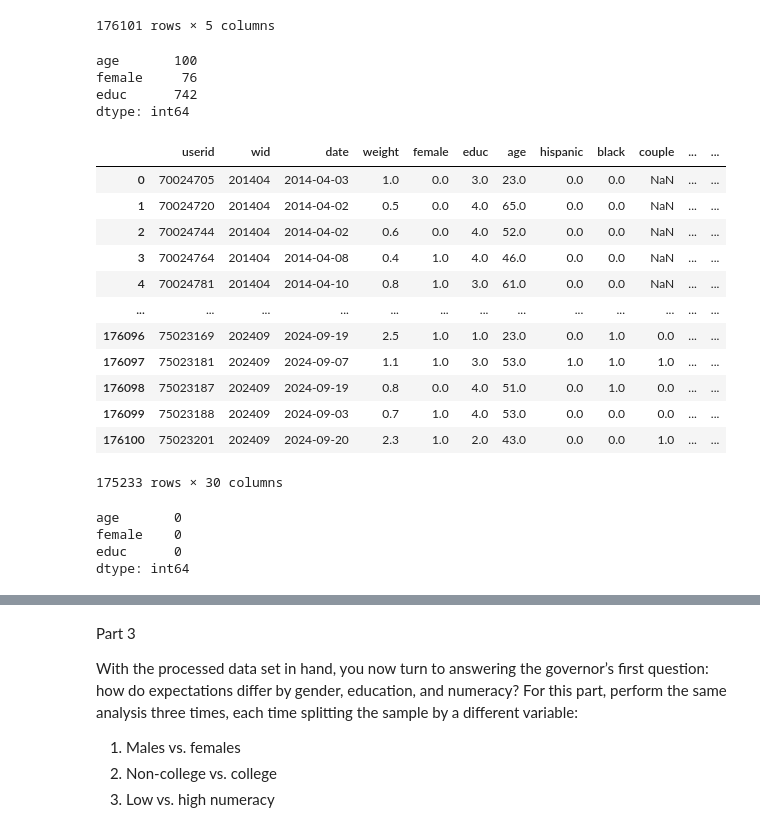
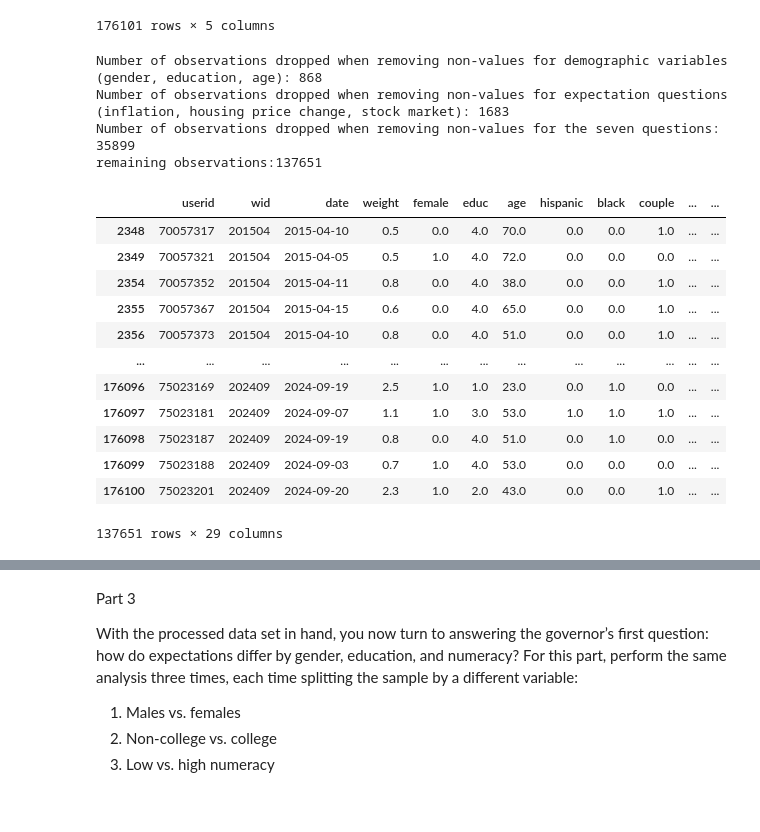
Before and after one commit to Sophiabevers/TECH2-Group-term-paper, a Jupyter notebook: termpaper HØ.ipynb, the cells around one changed output, grey strips where cells are left out. Cells and saved outputs as stored; diff of their text form; code cells hidden in the pictures.

```diff
--- a/termpaper HØ.ipynb
+++ b/termpaper HØ.ipynb
@@ -95,34 +95,48 @@ df[coll]
 | 176100 | 10.0 | 100.0 | 5.0 | 1.0 | 2.0 |
 176101 rows × 5 columns
 # %%
-demog=['age', 'female', 'educ']
+demog=['age', 'female', 'educ']#1
 df[demog].isna().sum() # see that there are some missing values
+exp_q=['inflation', 'house_price_change', 'prob_stocks_up'] #2.
+
+#df[demog].isna().sum() #yey, I deleted all
-# %% [output]
-age       100
-female     76
-educ      742
-dtype: int64
 # %%
+# drop values
+
+a=len(df)
+
 df=df.dropna(subset=demog)
+
+b=len(df)
+print(f'Number of observations dropped when removing non-values for demographic variables (gender, education, age): {a-b}')
+
+df=df.dropna(subset=exp_q)
+
+c=len(df)
+print(f'Number of observations dropped when removing non-values for expectation questions (inflation, housing price change, stock market): {b-c}')
+
+df=df.dropna(subset=coll)
+
+d=len(df)
+print(f'Number of observations dropped when removing non-values for the seven questions: {c-d}')
+
+print(f'remaining observations:{len(df)}')
 df
 # %% [output]
+Number of observations dropped when removing non-values for demographic variables (gender, education, age): 868
+Number of observations dropped when removing non-values for expectation questions (inflation, housing price change, stock market): 1683
+Number of observations dropped when removing non-values for the seven questions: 35899
+remaining observations:137651
 |  | userid | wid | date | weight | female | educ | age | hispanic | black | couple | ... | ... |
-| 0 | 70024705 | 201404 | 2014-04-03 | 1.0 | 0.0 | 3.0 | 23.0 | 0.0 | 0.0 | NaN | ... | ... |
-| 1 | 70024720 | 201404 | 2014-04-02 | 0.5 | 0.0 | 4.0 | 65.0 | 0.0 | 0.0 | NaN | ... | ... |
-| 2 | 70024744 | 201404 | 2014-04-02 | 0.6 | 0.0 | 4.0 | 52.0 | 0.0 | 0.0 | NaN | ... | ... |
-| 3 | 70024764 | 201404 | 2014-04-08 | 0.4 | 1.0 | 4.0 | 46.0 | 0.0 | 0.0 | NaN | ... | ... |
-| 4 | 70024781 | 201404 | 2014-04-10 | 0.8 | 1.0 | 3.0 | 61.0 | 0.0 | 0.0 | NaN | ... | ... |
+| 2348 | 70057317 | 201504 | 2015-04-10 | 0.5 | 0.0 | 4.0 | 70.0 | 0.0 | 0.0 | 1.0 | ... | ... |
+| 2349 | 70057321 | 201504 | 2015-04-05 | 0.5 | 1.0 | 4.0 | 72.0 | 0.0 | 0.0 | 0.0 | ... | ... |
+| 2354 | 70057352 | 201504 | 2015-04-11 | 0.8 | 0.0 | 4.0 | 38.0 | 0.0 | 0.0 | 1.0 | ... | ... |
+| 2355 | 70057367 | 201504 | 2015-04-15 | 0.6 | 0.0 | 4.0 | 65.0 | 0.0 | 0.0 | 1.0 | ... | ... |
+| 2356 | 70057373 | 201504 | 2015-04-10 | 0.8 | 0.0 | 4.0 | 51.0 | 0.0 | 0.0 | 1.0 | ... | ... |
 | ... | ... | ... | ... | ... | ... | ... | ... | ... | ... | ... | ... | ... |
 | 176096 | 75023169 | 202409 | 2024-09-19 | 2.5 | 1.0 | 1.0 | 23.0 | 0.0 | 1.0 | 0.0 | ... | ... |
 | 176097 | 75023181 | 202409 | 2024-09-07 | 1.1 | 1.0 | 3.0 | 53.0 | 1.0 | 1.0 | 1.0 | ... | ... |
 | 176098 | 75023187 | 202409 | 2024-09-19 | 0.8 | 0.0 | 4.0 | 51.0 | 0.0 | 1.0 | 0.0 | ... | ... |
 | 176099 | 75023188 | 202409 | 2024-09-03 | 0.7 | 1.0 | 4.0 | 53.0 | 0.0 | 0.0 | 0.0 | ... | ... |
 | 176100 | 75023201 | 202409 | 2024-09-20 | 2.3 | 1.0 | 2.0 | 43.0 | 0.0 | 0.0 | 1.0 | ... | ... |
-175233 rows × 30 columns
+137651 rows × 29 columns
-# %%
-df[demog].isna().sum() #yey, I deleted all
-# %% [output]
-age       0
-female    0
-educ      0
-dtype: int64
```
Also changed, not shown: parts of 6 cells of this notebook.
